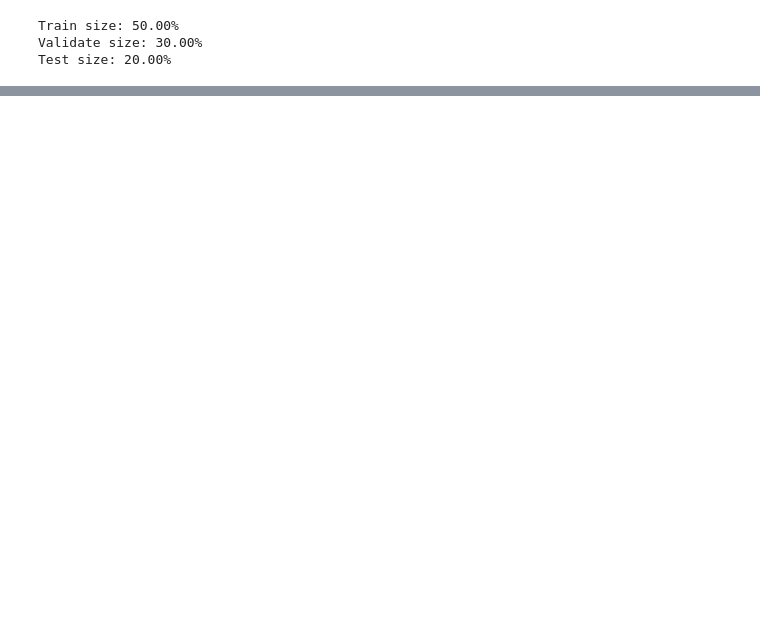
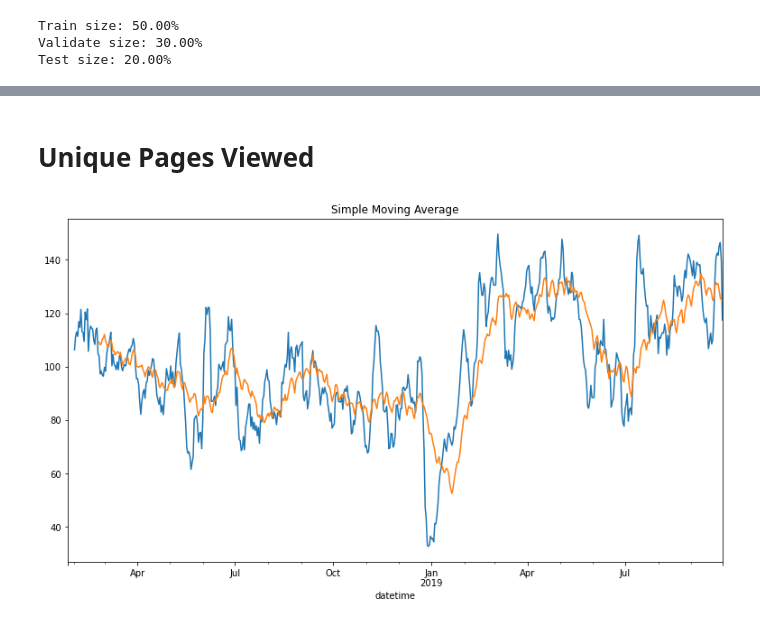
Before and after one commit to Promeos/anomaly-detection-exercises, a Jupyter notebook: time_series_anomaly_detection.ipynb, the cells around one changed output, grey strips where cells are left out. Drawn from its saved outputs; the diff is of its cells as text; code cells hidden in the pictures; blank space fills up the shorter version.

```diff
--- a/time_series_anomaly_detection.ipynb
+++ b/time_series_anomaly_detection.ipynb
@@ -99,14 +124,7 @@ df.hist(figsize=(13, 6),
 # %%
-train_size = int(len(df) * .5)
-validate_size = int(len(df) * .3)
-test_size = int(len(df) - train_size - validate_size)
-validate_end_index = train_size + validate_size
+train, validate, test = prepare.split_time_series(df)
 
-# split into train, validation, test
-train = df[: train_size]
-validate = df[train_size : validate_end_index]
-test = df[validate_end_index : ]
-
+# Display the size of each modeling set
 print(f'Train size: {len(train) / len(df):.2%}')
 print(f'Validate size: {len(validate) / len(df):.2%}')
 print(f'Test size: {len(test) / len(df):.2%}')
@@ -114,3 +132,7 @@ print(f'Test size: {len(test) / len(df):.2%}')
 Train size: 50.00%
 Validate size: 30.00%
 Test size: 20.00%
+# %%
+df_unique_daily_events = train.resample('D').nunique()
+
+df_unique_daily_events.head()
@@ -116,0 +159,8 @@ Test size: 20.00%
+# %% [markdown]
+# Unique Pages Viewed
+# %%
+df_unique_daily_events.page_viewed.rolling(7).mean().plot(figsize=(13, 7))
+df_unique_daily_events.page_viewed.rolling(30).mean().plot()
+plt.title('Simple Moving Average');
+# %% [output]
+[figure, added]
```
Also changed, not shown: parts of 57 cells of this notebook, 2 other files.
